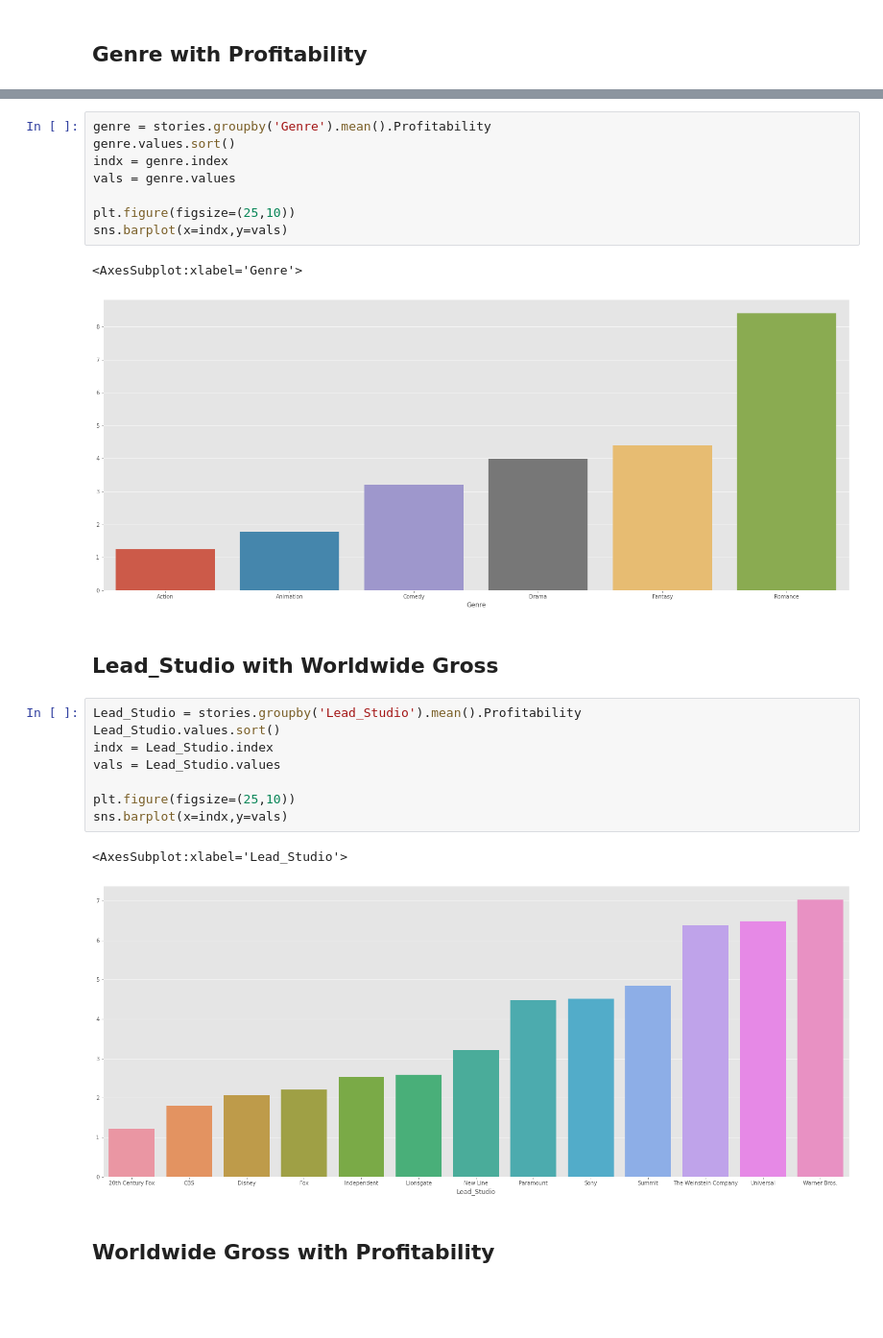
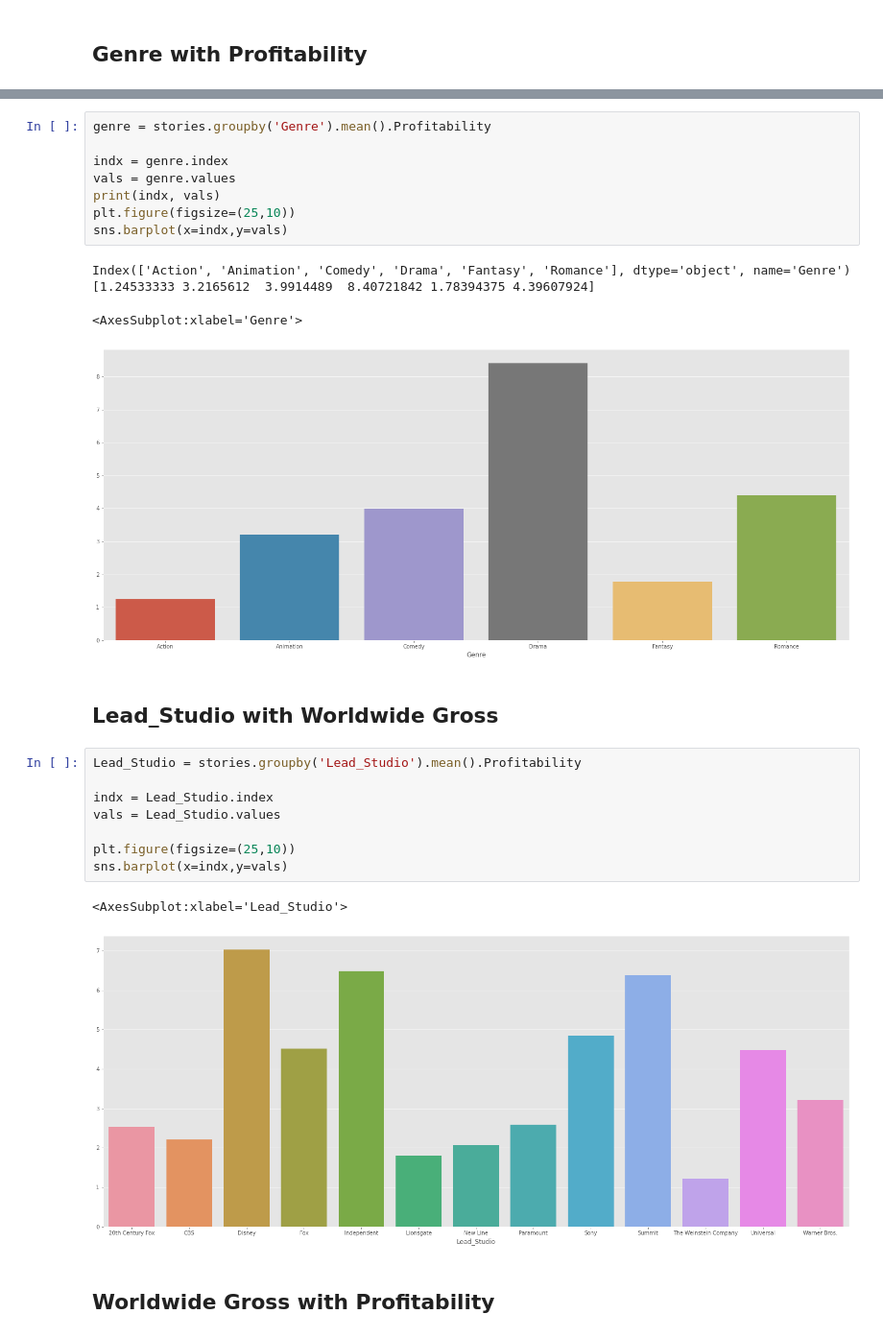
Before and after one commit to MarsSeo/kaggle, a Jupyter notebook: simple-visualization-with-animation-hollywood-data.ipynb, the cells around one changed output, grey strips where cells are left out. Shown at 96% size. Saved outputs shown, nothing was run; the diff lists cells and outputs as text; blank space fills up the shorter version.

Commit message:
Kaggle Notebook | Simple visualization(with Animation)Hollywood data | Version 6

```diff
--- a/simple-visualization-with-animation-hollywood-data.ipynb
+++ b/simple-visualization-with-animation-hollywood-data.ipynb
@@ -136,27 +157,28 @@ sns.heatmap(stories.corr(), annot=True, linewidths=.3)
 # %%
 genre = stories.groupby('Genre').mean().Profitability
-genre.values.sort()
+
 indx = genre.index
 vals = genre.values
-
+print(indx, vals)
 plt.figure(figsize=(25,10))
 sns.barplot(x=indx,y=vals)
 # %% [output]
-<AxesSubplot:xlabel='Genre'>
+Index(['Action', 'Animation', 'Comedy', 'Drama', 'Fantasy', 'Romance'], dtype='object', name='Genre') [1.24533333 3.2165612  3.9914489  8.40721842 1.78394375 4.39607924]
+<AxesSubplot:xlabel='Genre'>
-[figure, old version]
+[figure, new version]
 # %% [markdown]
 ## Lead_Studio with Worldwide Gross
 # %%
 Lead_Studio = stories.groupby('Lead_Studio').mean().Profitability
-Lead_Studio.values.sort()
+
 indx = Lead_Studio.index
 vals = Lead_Studio.values
 
 plt.figure(figsize=(25,10))
 sns.barplot(x=indx,y=vals)
 # %% [output]
 <AxesSubplot:xlabel='Lead_Studio'>
-[figure, old version]
+[figure, new version]
 # %% [markdown]
 ## Worldwide Gross with Profitability
 # %%
```
Also changed, not shown: parts of 4 cells of this notebook.
